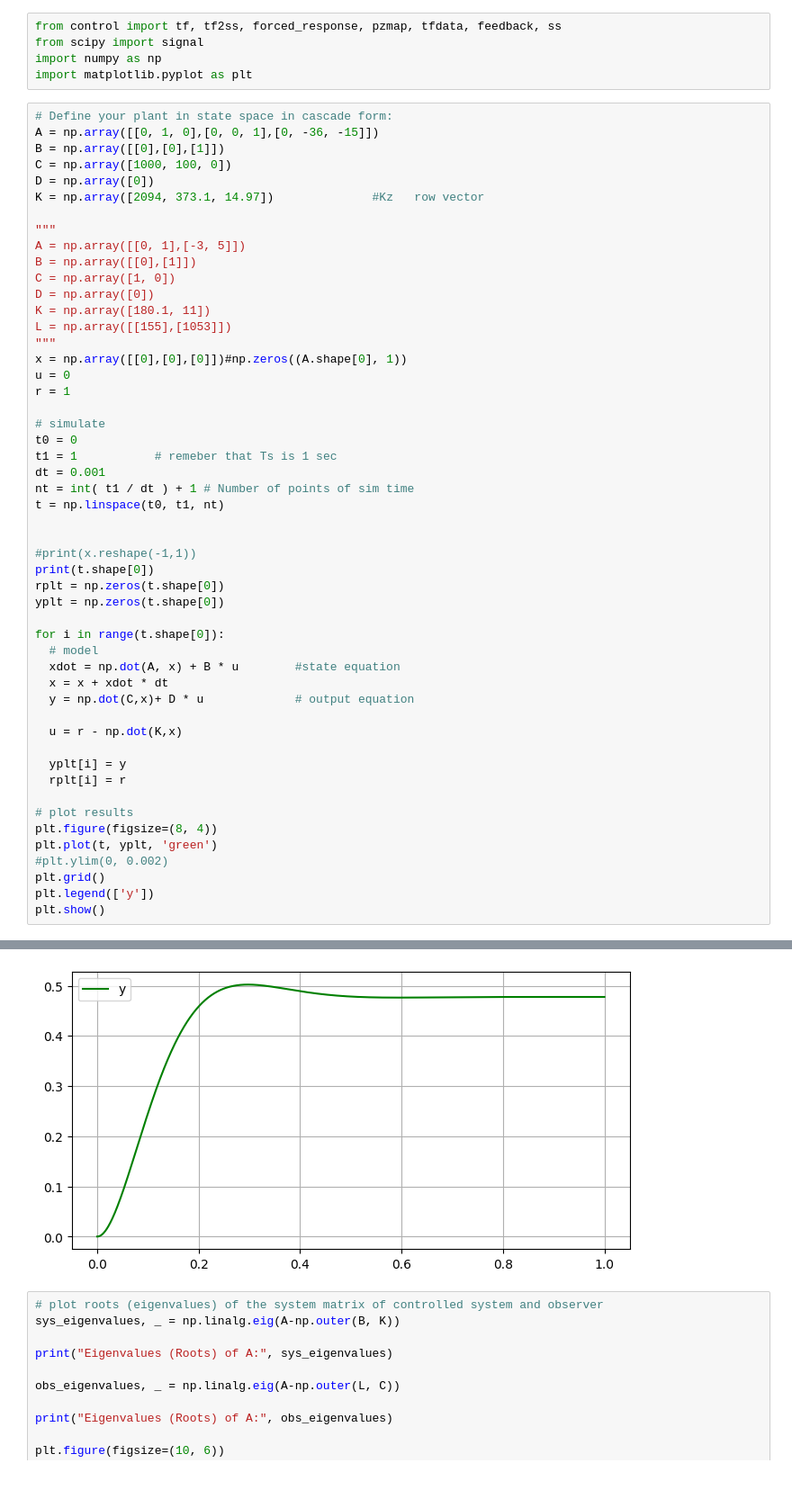
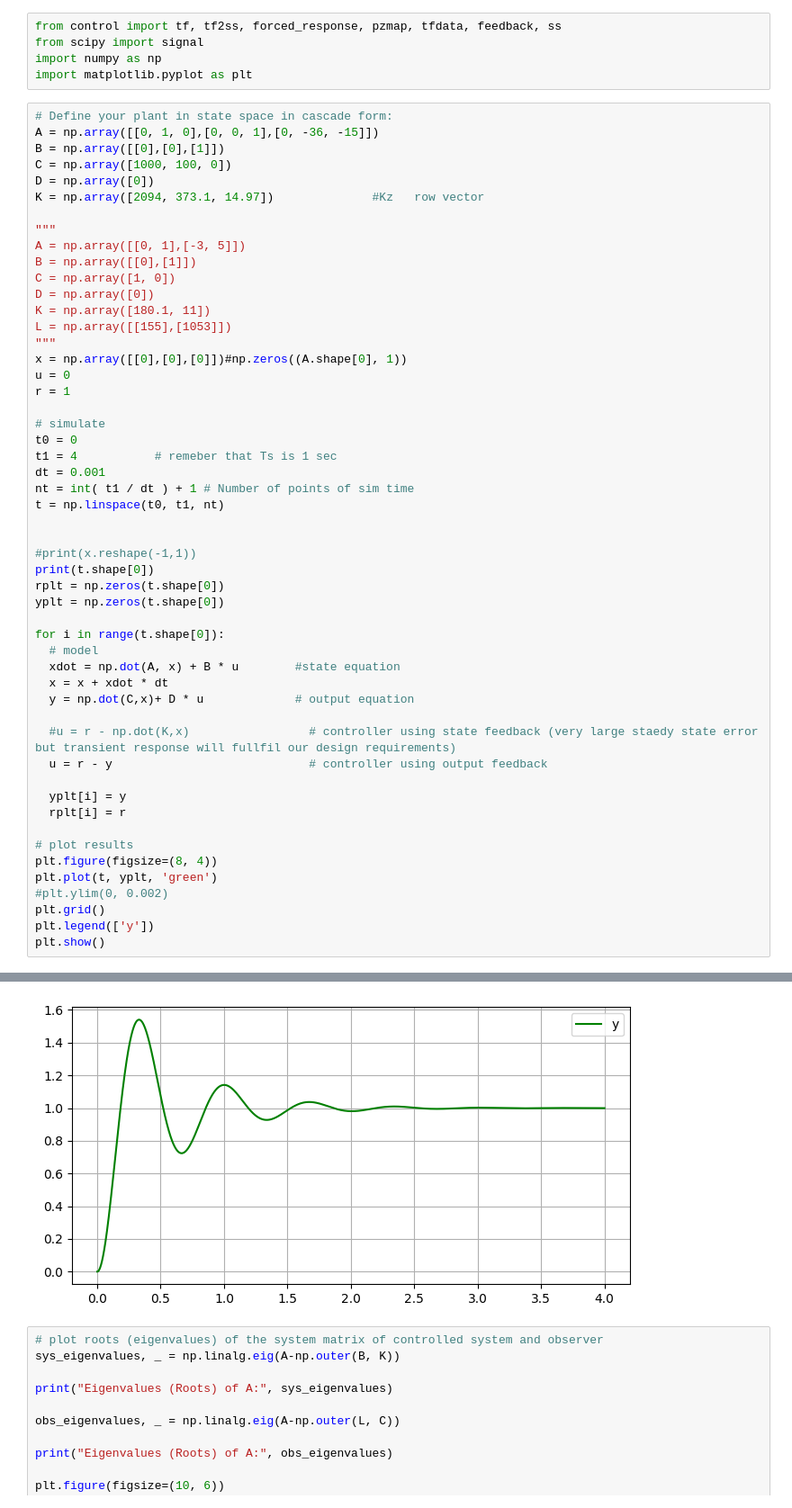
Before and after one commit to ibribr/Control-Engineering, a Jupyter notebook: HA_10.ipynb, the cells around one changed output, grey strips where cells are left out. Shown: that part at 90% size. Cells and saved outputs as stored; diff of their text form; blank space fills up the shorter version.

```diff
--- a/HA_10.ipynb
+++ b/HA_10.ipynb
@@ -46,7 +46,7 @@ r = 1
 
 # simulate
 t0 = 0
-t1 = 1           # remeber that Ts is 1 sec
+t1 = 4           # remeber that Ts is 1 sec
 dt = 0.001
 nt = int( t1 / dt ) + 1 # Number of points of sim time
 t = np.linspace(t0, t1, nt)
@@ -63,7 +63,8 @@ for i in range(t.shape[0]):
   x = x + xdot * dt
   y = np.dot(C,x)+ D * u             # output equation
 
-  u = r - np.dot(K,x)
+  #u = r - np.dot(K,x)                 # controller using state feedback (very large staedy state error but transient response will fullfil our design requirements)
+  u = r - y                            # controller using output feedback
 
   yplt[i] = y
   rplt[i] = r
@@ -80,4 +81,4 @@ plt.show()
-[figure, old version]
+[figure, new version]
 # %%
 # plot roots (eigenvalues) of the system matrix of controlled system and observer
 sys_eigenvalues, _ = np.linalg.eig(A-np.outer(B, K))
```
Also changed, not shown: parts of 1 cell of this notebook.
